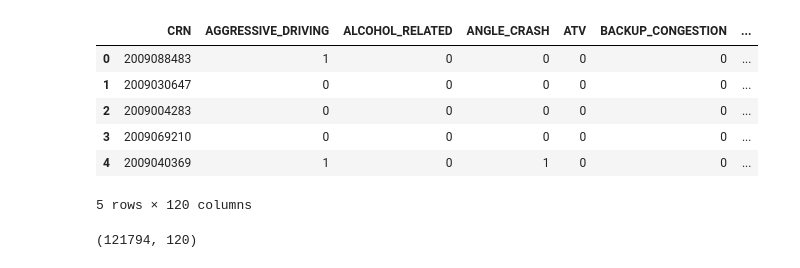
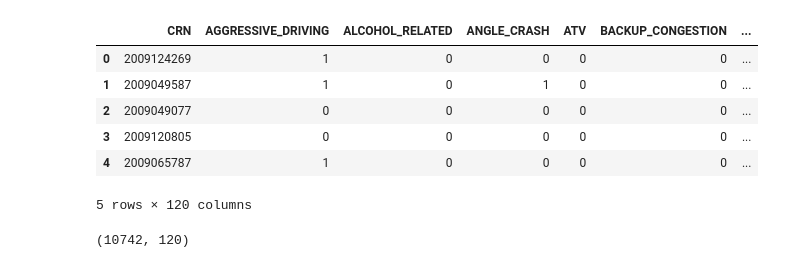
Before and after one commit to hahuynh1/Data-Science-ITS-Capstone, a Jupyter notebook: Flag Data Cleaned.ipynb, the cells around one changed output. Cells and saved outputs as stored; diff of their text form; code cells hidden in the pictures.

```diff
--- a/Flag Data Cleaned.ipynb
+++ b/Flag Data Cleaned.ipynb
@@ -122,21 +122,21 @@ Shape of cleaned 2007 data: (132150, 11)
 # %%
 import pandas as pd
 
 #Loading 2009 Flag
-flagdata_2009 = pd.read_csv("project data/FLAG_Statewide_2009.csv")
+flagdata_2009 = pd.read_csv("project data/FLAG_PHILADELPHIA_2009.csv")
 flagdata_2009.head()
 # %% [output]
 |  | CRN | AGGRESSIVE_DRIVING | ALCOHOL_RELATED | ANGLE_CRASH | ATV | BACKUP_CONGESTION | ... |
-| 0 | 2009088483 | 1 | 0 | 0 | 0 | 0 | ... |
-| 1 | 2009030647 | 0 | 0 | 0 | 0 | 0 | ... |
-| 2 | 2009004283 | 0 | 0 | 0 | 0 | 0 | ... |
-| 3 | 2009069210 | 0 | 0 | 0 | 0 | 0 | ... |
-| 4 | 2009040369 | 1 | 0 | 1 | 0 | 0 | ... |
+| 0 | 2009124269 | 1 | 0 | 0 | 0 | 0 | ... |
+| 1 | 2009049587 | 1 | 0 | 1 | 0 | 0 | ... |
+| 2 | 2009049077 | 0 | 0 | 0 | 0 | 0 | ... |
+| 3 | 2009120805 | 0 | 0 | 0 | 0 | 0 | ... |
+| 4 | 2009065787 | 1 | 0 | 0 | 0 | 0 | ... |
 5 rows × 120 columns
 # %%
 flagdata_2009.shape
 # %% [output]
-(121794, 120)
+(10742, 120)
 # %%
 #Making a copy of the original 2009 flag dataset to begin the cleaning process
 cleaned_2009_data = flagdata_2009.copy()
```
Also changed, not shown: parts of 20 cells of this notebook.
